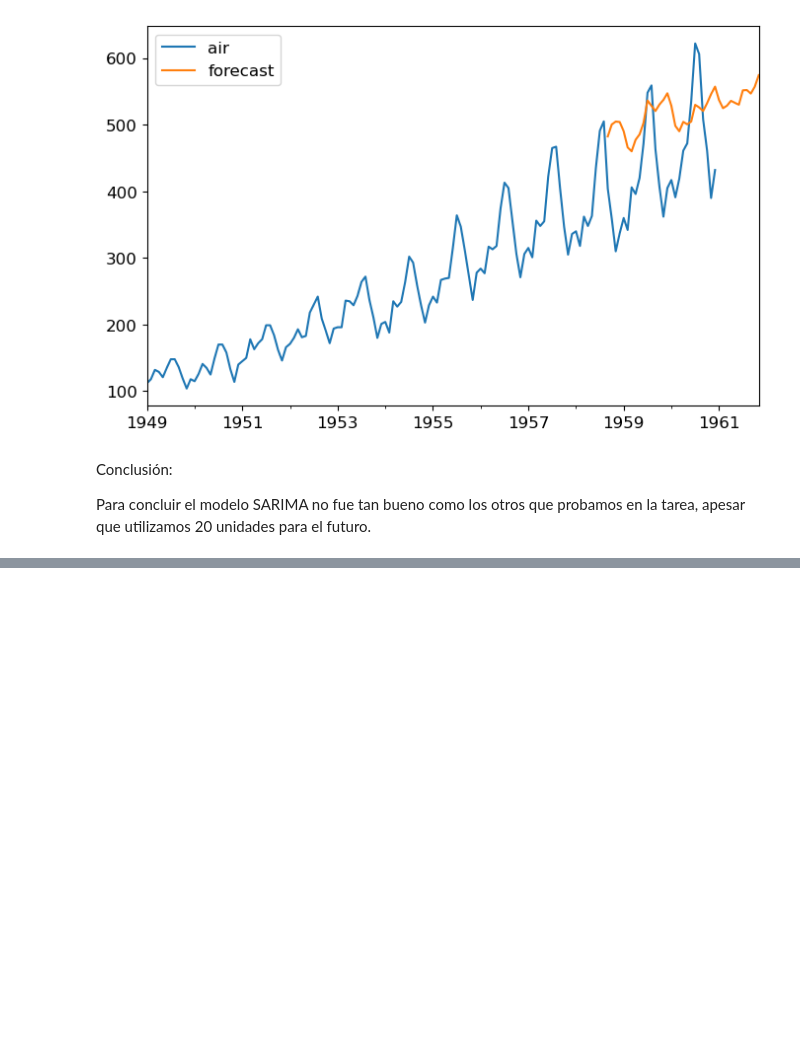
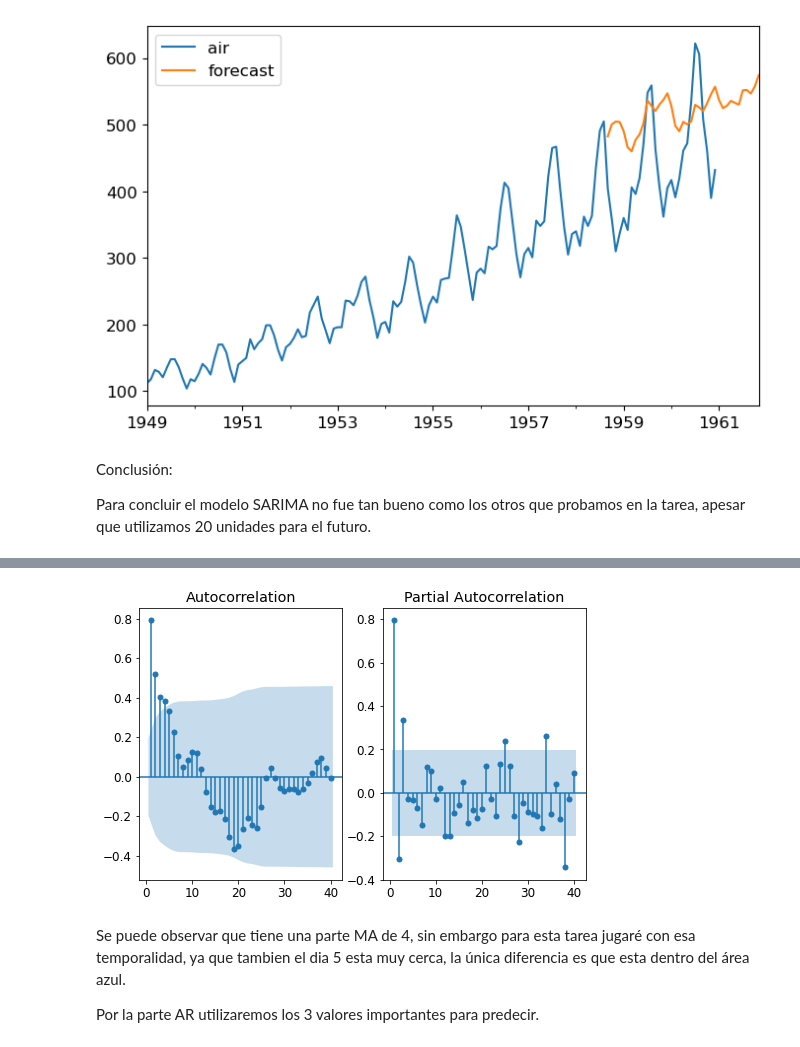
Before and after one commit to Claudia0806/Tarea2_CCCastillejos_LXPerez, a Jupyter notebook: Tarea2_CCCastillejos_LXPerez.ipynb, the cells around one changed output, grey strips where cells are left out. Drawn from its saved outputs; the diff is of its cells as text; code cells hidden in the pictures; blank space fills up the shorter version.

```diff
--- a/Tarea2_CCCastillejos_LXPerez.ipynb
+++ b/Tarea2_CCCastillejos_LXPerez.ipynb
@@ -811,0 +905,11 @@ Para concluir el modelo SARIMA no fue tan bueno como los otros que probamos en l
+# %%
+diff_values = data.diff().dropna()
+# 1. Graficar ACF y PACF
+
+plot_acf_pacf(diff_values, {'lags':40})
+# %% [output]
+[figure, added]
+# %% [markdown]
+Se puede observar que tiene una parte MA de 4, sin embargo para esta tarea jugaré con esa temporalidad, ya que tambien el dia 5 esta muy cerca, la única diferencia es que esta dentro del área azul.
+
+Por la parte AR utilizaremos los 3 valores importantes para predecir.
```
Also changed, not shown: parts of 15 cells of this notebook.
